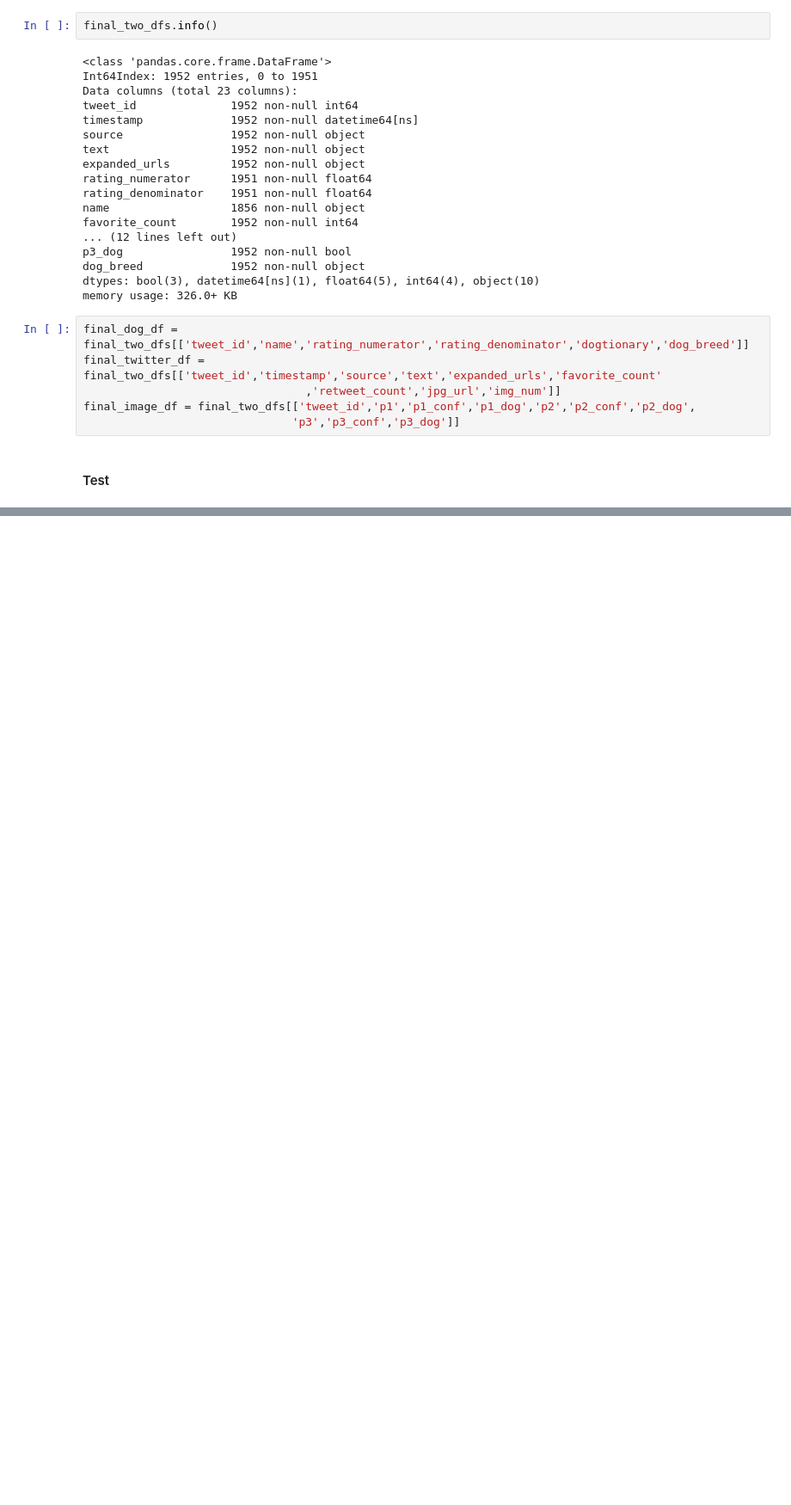
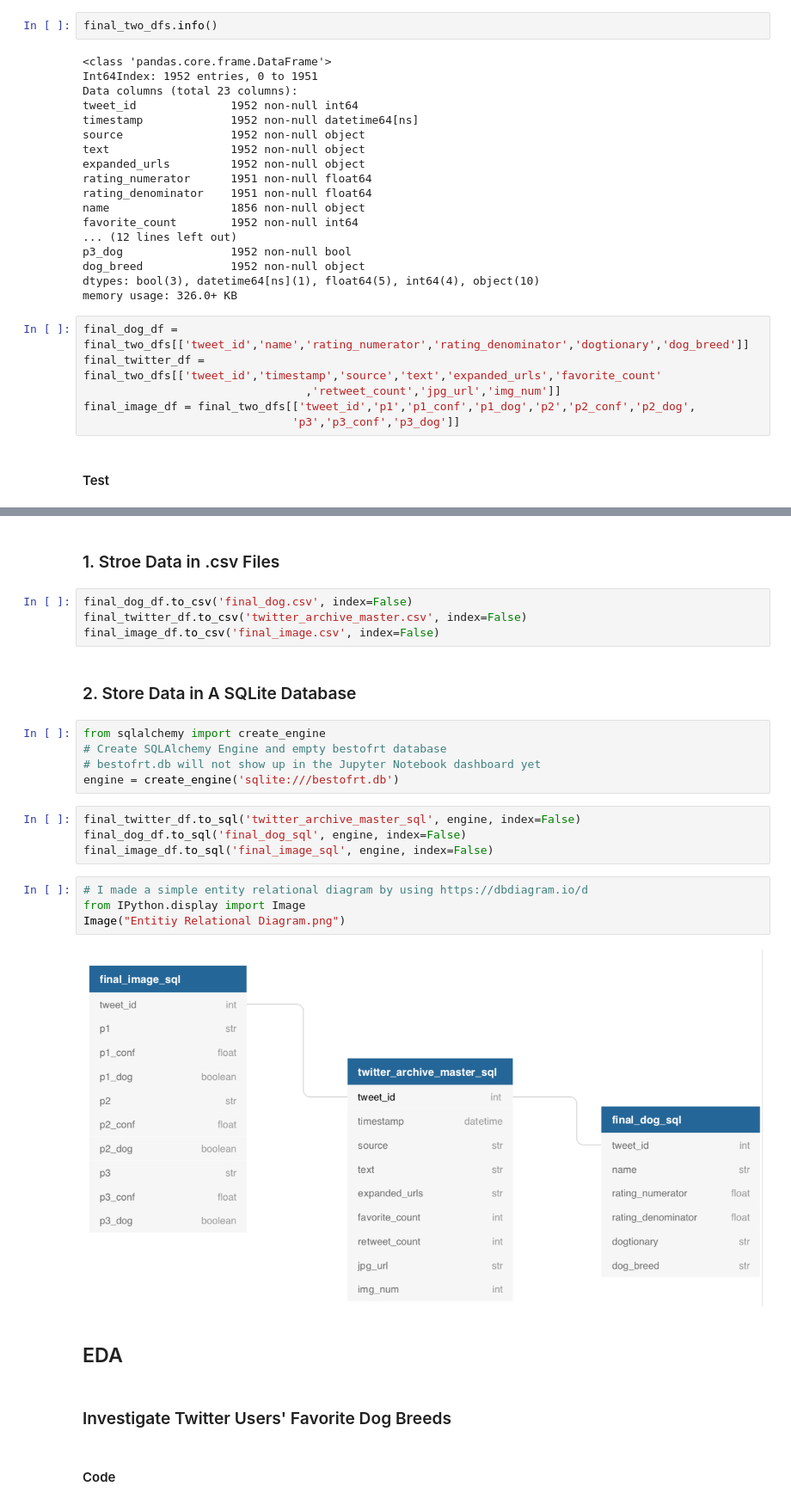
Before and after one commit to zeyusu/UdacityDataWranglingProject, a Jupyter notebook: wrangle_act.ipynb, the cells around one changed output, grey strips where cells are left out. Shown at 86% size. Saved outputs shown, nothing was run; the diff lists cells and outputs as text; blank space fills up the shorter version.

```diff
--- a/wrangle_act.ipynb
+++ b/wrangle_act.ipynb
@@ -860,0 +860,30 @@ final_dog_df.head(3)
+# %% [markdown]
+### 1. Stroe Data in  .csv Files
+# %%
+final_dog_df.to_csv('final_dog.csv', index=False)
+final_twitter_df.to_csv('twitter_archive_master.csv', index=False)
+final_image_df.to_csv('final_image.csv', index=False)
+# %% [markdown]
+### 2. Store Data in A SQLite Database
+# %%
+from sqlalchemy import create_engine
+# Create SQLAlchemy Engine and empty bestofrt database
+# bestofrt.db will not show up in the Jupyter Notebook dashboard yet
+engine = create_engine('sqlite:///bestofrt.db')
+# %%
+final_twitter_df.to_sql('twitter_archive_master_sql', engine, index=False)
+final_dog_df.to_sql('final_dog_sql', engine, index=False)
+final_image_df.to_sql('final_image_sql', engine, index=False)
+# %%
+# I made a simple entity relational diagram by using https://dbdiagram.io/d
+from IPython.display import Image
+Image("Entitiy Relational Diagram.png")
+# %% [output]
+[figure, added]
+# %% [markdown]
+<a id='eda'></a>
+## EDA
+# %% [markdown]
+###  Investigate Twitter Users' Favorite Dog Breeds
+# %% [markdown]
+#### Code
```
Also changed, not shown: parts of 21 cells of this notebook, 7 other files.
